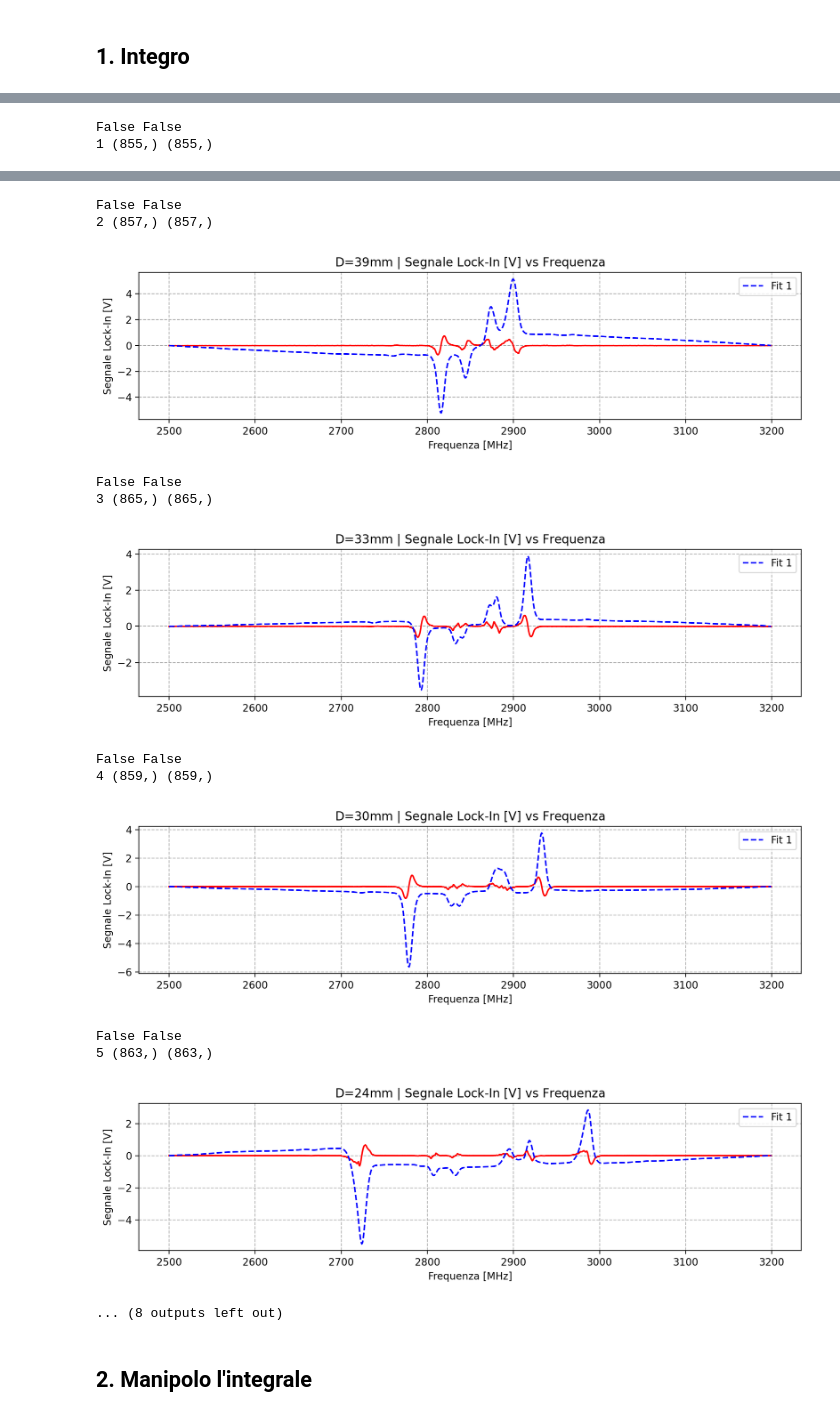
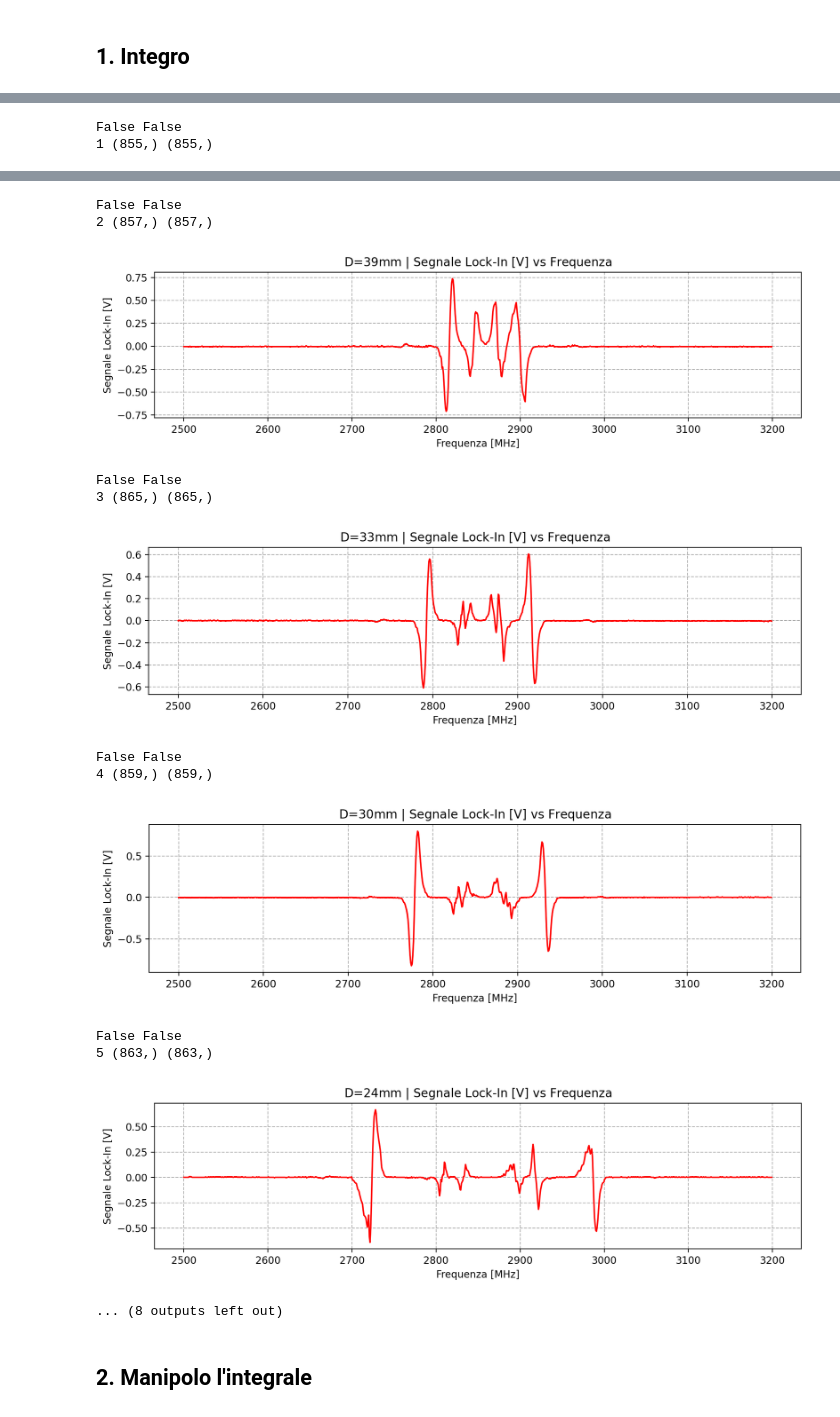
Before and after one commit to zosojack/lab-ss-2, a Jupyter notebook: PARTE 4: ODMR/freq_vs_B_locked_2.ipynb, the cells around one changed output, grey strips where cells are left out. Saved outputs shown, nothing was run; the diff lists cells and outputs as text; code cells hidden in the pictures.

```diff
--- a/PARTE 4: ODMR/freq_vs_B_locked_2.ipynb
+++ b/PARTE 4: ODMR/freq_vs_B_locked_2.ipynb
@@ -47,7 +47,7 @@ for i, dist in enumerate( reversed(distanze) ):
     # odmr_raw = detrend(odmr_raw, type='linear')
 
     # plotto lo spettro
-    plot_odmr(spettro, key='lock', dist=dist, fit_curves=[(spettro['freq'], odmr_raw)])
+    plot_odmr(spettro, key='lock', dist=dist)#, fit_curves=[(spettro['freq'], odmr_raw)])
 
     lockin_integrated.append(odmr_raw)
 # %% [output]
@@ -60,15 +60,15 @@ False False
 False False
 2 (857,) (857,)
-[figure, old version]
+[figure, new version]
 False False
 3 (865,) (865,)
-[figure, old version]
+[figure, new version]
 False False
 4 (859,) (859,)
-[figure, old version]
+[figure, new version]
 False False
 5 (863,) (863,)
-[figure, old version]
+[figure, new version]
 ... (8 outputs left out)
 # %% [markdown]
 ## 2. Manipolo l'integrale
```
Also changed, not shown: parts of 2 cells of this notebook, 12 other files.
